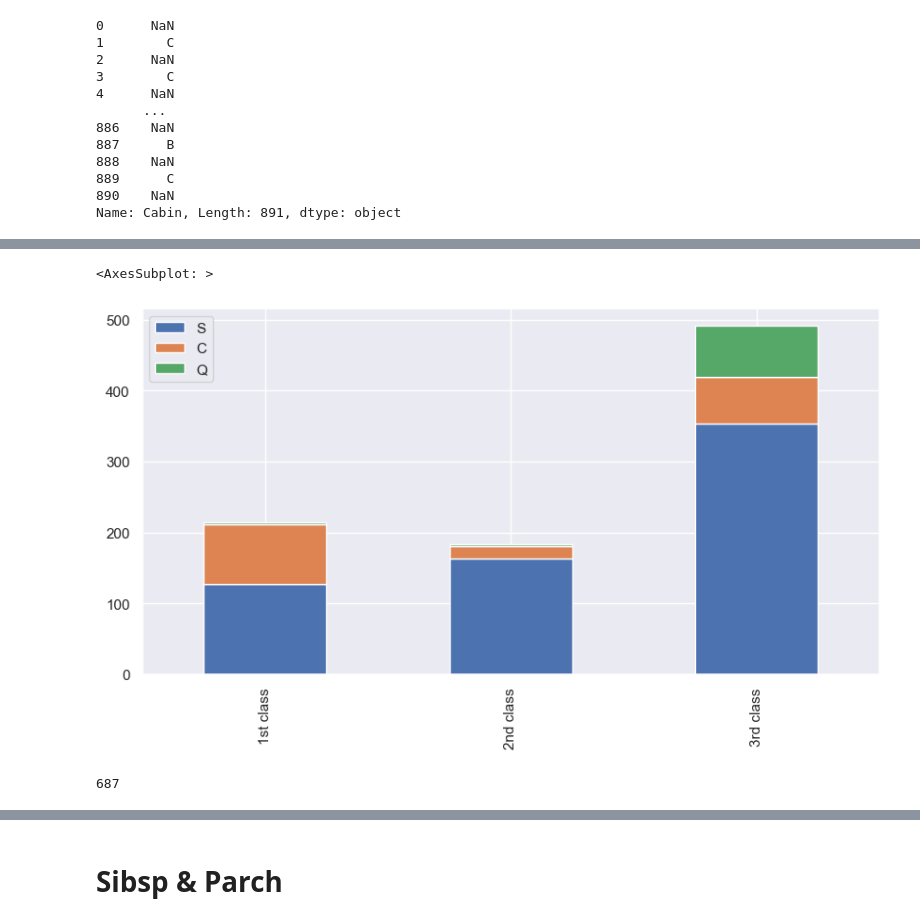
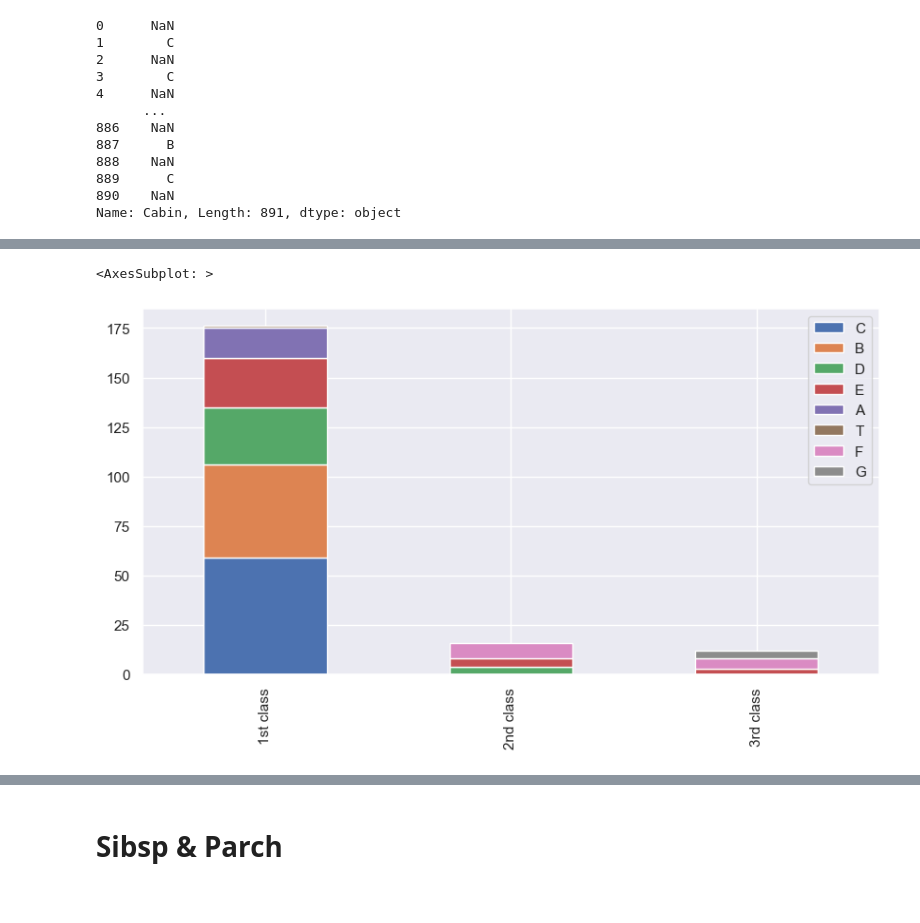
Before and after one commit to hermeschen1116/ncu-course, a Jupyter notebook: ML-Lab_DNN/main.ipynb, the cells around one changed output, grey strips where cells are left out. Cells and saved outputs as stored; diff of their text form; code cells hidden in the pictures.

```diff
--- a/ML-Lab_DNN/main.ipynb
+++ b/ML-Lab_DNN/main.ipynb
@@ -146,12 +141,11 @@ Jonkheer      1
 Name: Title, dtype: int64
 # %%
 #titlemapping
-def title_mapping(title: str) -> int:
-    title_map = {'Mr': 0, 'Miss': 1, 'Mrs': 2}
-    if title in title_map.keys():
-        return title_map[title]
-    else:
-        return 3
+def title_mapping(title: str):
+	titles = {'Mr': 0, 'Miss': 1, 'Mrs': 2}
+	if title in titles.keys():
+		return titles[title]
+	return 3
 
 
 dataset['Title'] = dataset['Title'].map(title_mapping)
@@ -418,20 +401,17 @@ Name: Cabin, dtype: int64
 # %%
 #Analyze the Number of People in Various Ticket Types and Cabin Types
 Pclass1 = dataset[dataset['Pclass'] == 1]['Cabin'].value_counts()
 Pclass2 = dataset[dataset['Pclass'] == 2]['Cabin'].value_counts()
 Pclass3 = dataset[dataset['Pclass'] == 3]['Cabin'].value_counts()
+df = pd.DataFrame([Pclass1, Pclass2, Pclass3])
 df.index = ['1st class', '2nd class', '3rd class']
 df.plot(kind='bar', stacked=True, figsize=(10, 5))
 # %% [output]
 <AxesSubplot: >
-[figure, old version]
+[figure, new version]
 # %%
 #Cabin Mapping
 cabin_mapping = {'A': 0, 'B': 0.4, 'C': 0.8, 'D': 1.2, 'E': 1.6, 'F': 2, 'G': 2.4, 'T': 2.8}
 dataset['Cabin'] = dataset['Cabin'].map(cabin_mapping)
-# %%
-dataset['Cabin'].isnull().sum()
-# %% [output]
-687
 # %%
 #Fill in the Missing Value on the Type of Cabin
```
Also changed, not shown: parts of 31 cells of this notebook.
